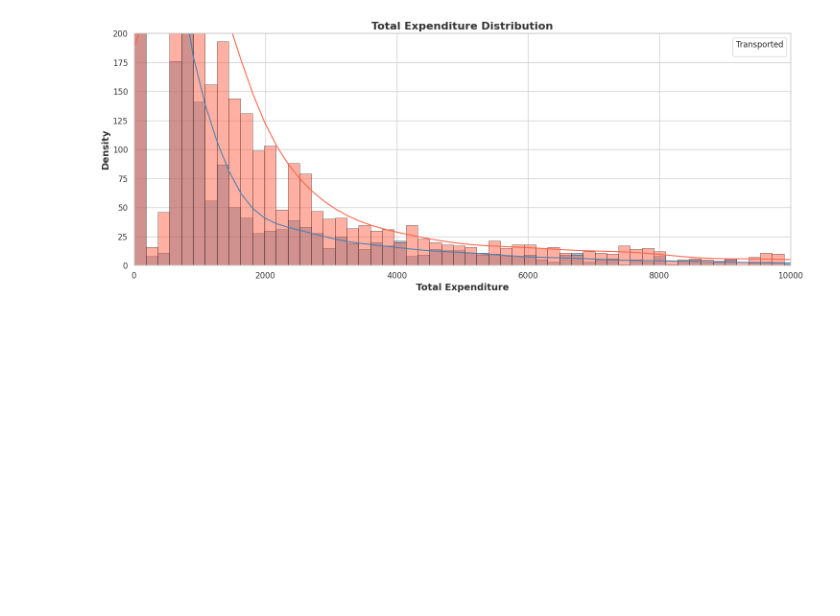
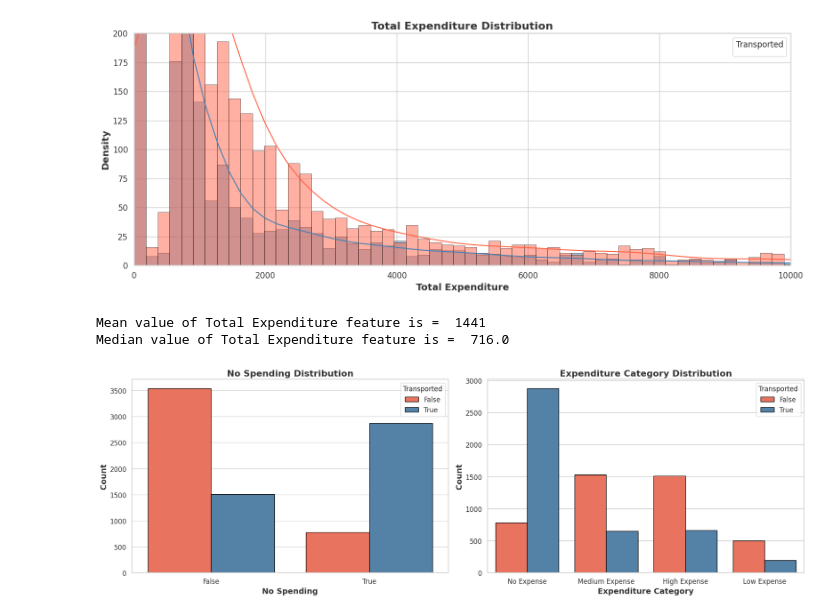
Before and after one commit to 7PAM2015-0509-2023-Team-8/Kaggle-Challenge, a Jupyter notebook: Kaggle_Challenge.ipynb, the cells around one changed output. Saved outputs shown, nothing was run; the diff lists cells and outputs as text; code cells hidden in the pictures; blank space fills up the shorter version.

```diff
--- a/Kaggle_Challenge.ipynb
+++ b/Kaggle_Challenge.ipynb
@@ -347,3 +347,61 @@ plt.show()
 # %% [output]
 WARNING:matplotlib.legend:No artists with labels found to put in legend.  Note that artists whose label start with an underscore are ignored when legend() is called with no argument.
 [figure]
+# %%
+mean = round(train_df["Total Expenditure"].mean())
+median = train_df["Total Expenditure"].median()
+
+print("Mean value of Total Expenditure feature is = ",mean)
+print("Median value of Total Expenditure feature is = ",median)
+
+
+def expenditure_category(df):
+    expense_category = []
+
+    for i in df["Total Expenditure"]:
+        if i==0:
+            expense_category.append("No Expense")
+        elif (i>0 and i<=716):
+            expense_category.append("Low Expense")
+        elif (i>716 and i<=1441):
+            expense_category.append("Medium Expense")
+        elif (i>1441):
+            expense_category.append("High Expense")
+
+    df["Expenditure Category"] = expense_category
+
+expenditure_category(train_df)
+expenditure_category(test_df)
+
+# plotting the graph
+# Define columns of interest
+cols = ["No Spending", "Expenditure Category"]
+
+# Set custom colors for plot
+custom_palette = ["#FF6347", "#4682B4"]  # Tomato and SteelBlue
+
+# Create the plot
+plt.figure(figsize=(18, 6))
+
+for idx, column in enumerate(cols):
+    plt.subplot(1, 2, idx + 1)
+    sns.countplot(
+        x=column,
+        hue="Transported",
+        data=train_df,
+        palette=custom_palette,
+        edgecolor='black',  # Add black edges to bars for visibility
+    )
+    plt.title(f"{column} Distribution", fontsize=16, fontweight='bold', color='#333333')  # Title customization
+    plt.xlabel(column, fontsize=14, fontweight='bold', color='#333333')  # X-axis label customization
+    plt.ylabel("Count", fontsize=14, fontweight='bold', color='#333333')  # Y-axis label customization
+    plt.xticks(fontsize=12, color='#333333')  # Customize x-axis tick font size and color
+    plt.yticks(fontsize=12, color='#333333')  # Customize y-axis tick font size and color
+    plt.legend(title="Transported", fontsize=12, title_fontsize=12, labelcolor='#333333')  # Customize legend font size and color
+    plt.tight_layout()
+
+plt.show()
+# %% [output]
+Mean value of Total Expenditure feature is =  1441
+Median value of Total Expenditure feature is =  716.0
+[figure, added]
```
